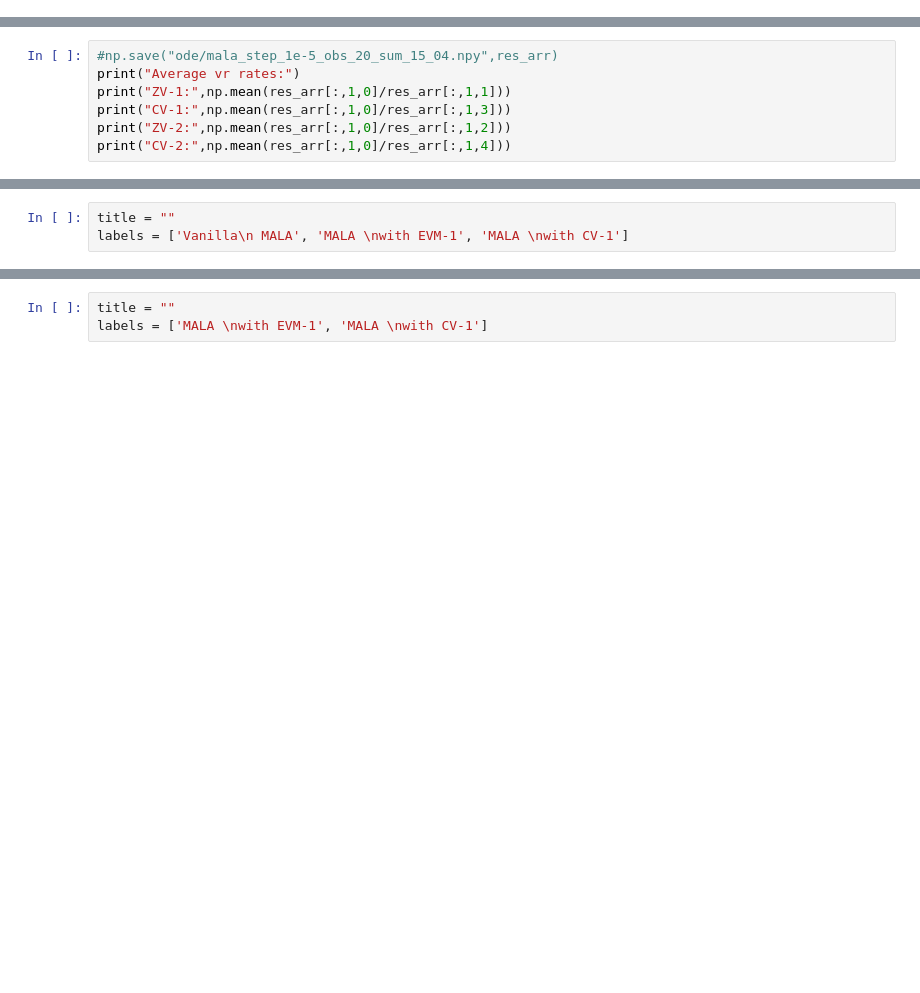
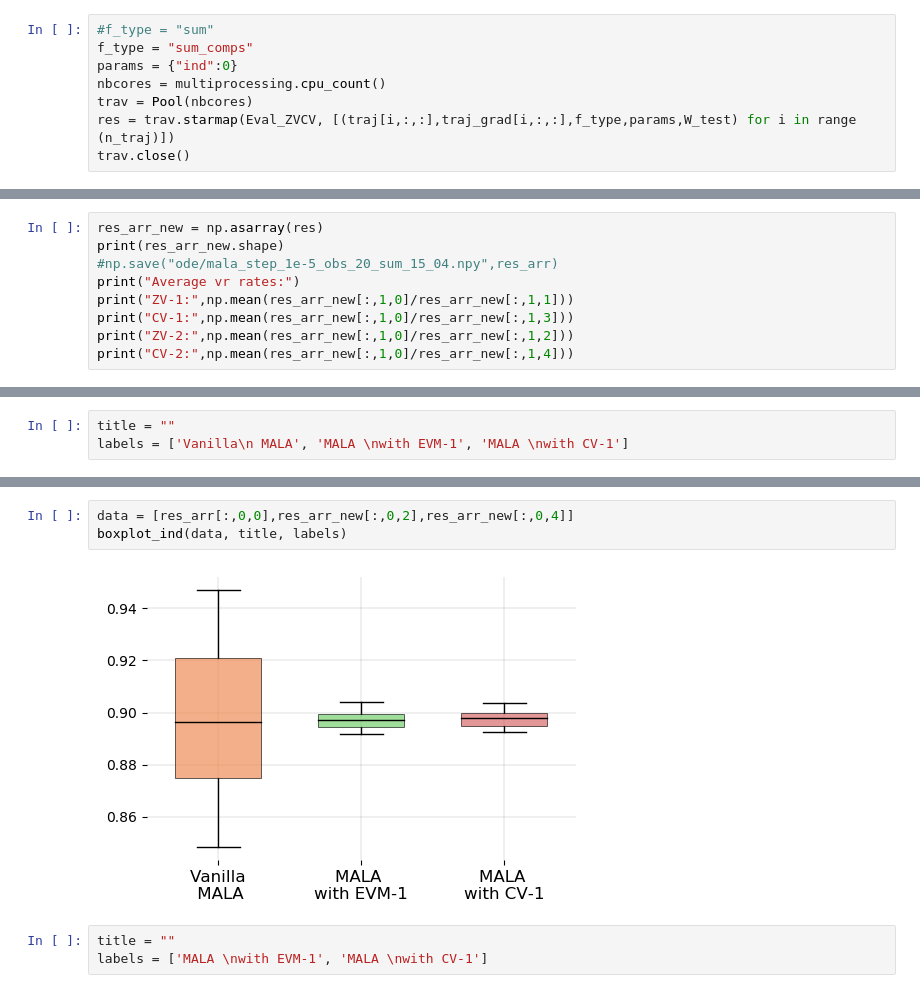
Before and after one commit to svsamsonov/VR-MCMC, a Jupyter notebook: Code/ODE_CV.ipynb, the cells around one changed output, grey strips where cells are left out. Cells and saved outputs as stored; diff of their text form; blank space fills up the shorter version.

```diff
--- a/Code/ODE_CV.ipynb
+++ b/Code/ODE_CV.ipynb
@@ -176,0 +244,8 @@ print(res_arr.shape)
+# %%
+#f_type = "sum"
+f_type = "sum_comps"
+params = {"ind":0}
+nbcores = multiprocessing.cpu_count()
+trav = Pool(nbcores)
+res = trav.starmap(Eval_ZVCV, [(traj[i,:,:],traj_grad[i,:,:],f_type,params,W_test) for i in range (n_traj)])
+trav.close()
@@ -177,7 +270,9 @@ print(res_arr.shape)
 # %%
+res_arr_new = np.asarray(res)
+print(res_arr_new.shape)
 #np.save("ode/mala_step_1e-5_obs_20_sum_15_04.npy",res_arr)
 print("Average vr rates:")
-print("ZV-1:",np.mean(res_arr[:,1,0]/res_arr[:,1,1]))
-print("CV-1:",np.mean(res_arr[:,1,0]/res_arr[:,1,3]))
-print("ZV-2:",np.mean(res_arr[:,1,0]/res_arr[:,1,2]))
-print("CV-2:",np.mean(res_arr[:,1,0]/res_arr[:,1,4]))
+print("ZV-1:",np.mean(res_arr_new[:,1,0]/res_arr_new[:,1,1]))
+print("CV-1:",np.mean(res_arr_new[:,1,0]/res_arr_new[:,1,3]))
+print("ZV-2:",np.mean(res_arr_new[:,1,0]/res_arr_new[:,1,2]))
+print("CV-2:",np.mean(res_arr_new[:,1,0]/res_arr_new[:,1,4]))
@@ -192,3 +296,8 @@ boxplot_ind(data, title, labels)
+# %%
+data = [res_arr[:,0,0],res_arr_new[:,0,2],res_arr_new[:,0,4]]
+boxplot_ind(data, title, labels)
+# %% [output]
+[figure, added]
 # %%
 title = ""
 labels = ['MALA \nwith EVM-1', 'MALA \nwith CV-1']
```
Also changed, not shown: parts of 15 cells of this notebook, 10 other files.
